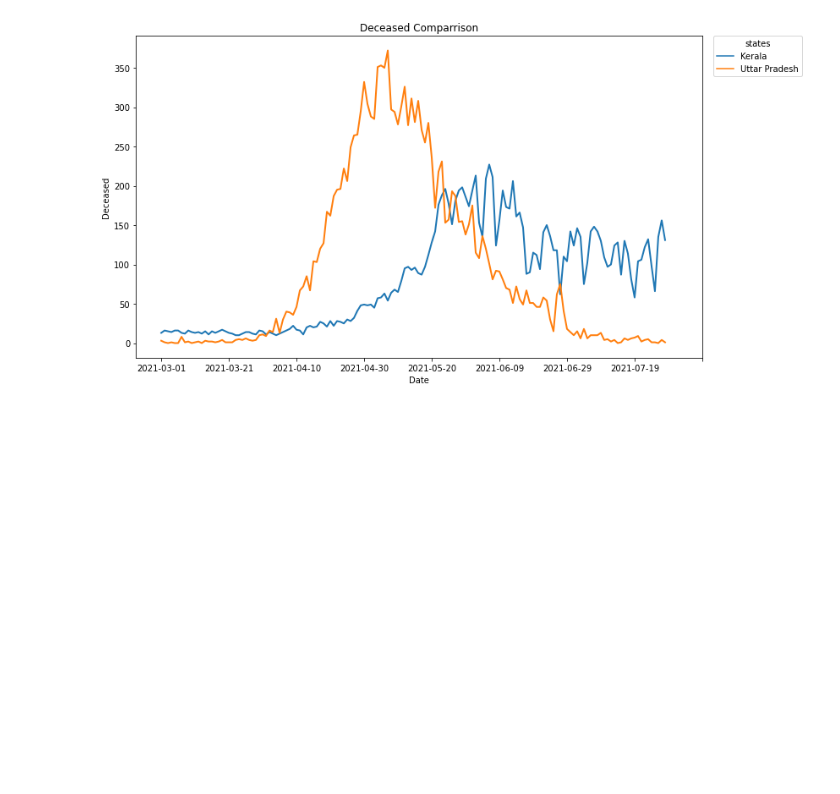
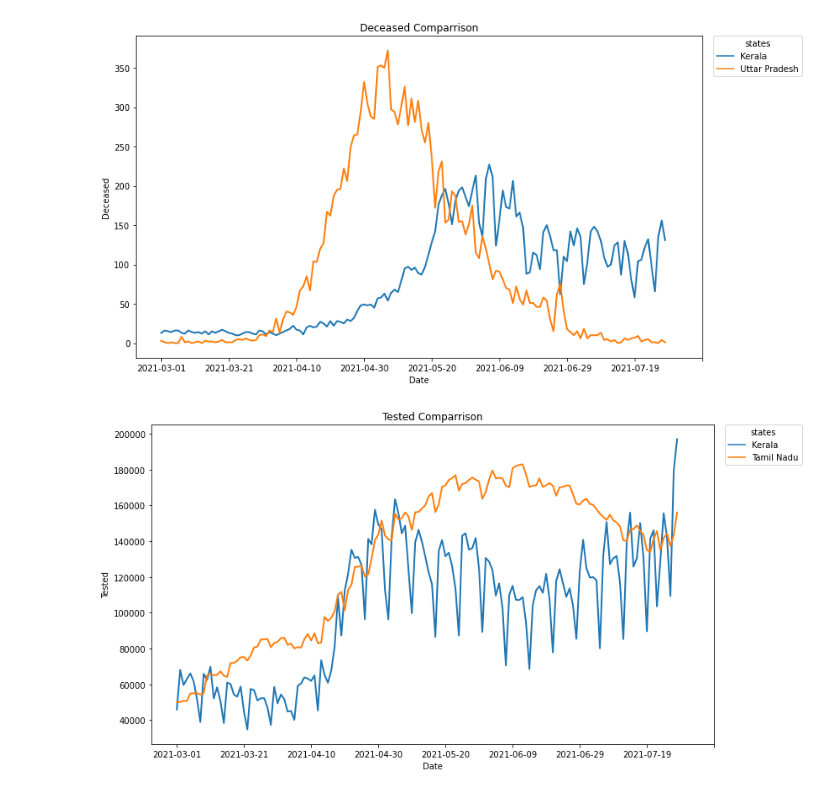
Before and after one commit to theDataQuad/covidWebapp, a Jupyter notebook: covid_Data_EDA.ipynb, the cells around one changed output. Cells and saved outputs as stored; diff of their text form; code cells hidden in the pictures; blank space fills up the shorter version.

```diff
--- a/covid_Data_EDA.ipynb
+++ b/covid_Data_EDA.ipynb
@@ -309,3 +309,7 @@ def twoStates(slist,feature):
 twoStates(['Kerala','Uttar Pradesh'],'Deceased')
 # %% [output]
 [figure]
+# %%
+twoStates(['Kerala','Tamil Nadu'],'Tested')
+# %% [output]
+[figure, added]
```
Also changed, not shown: 1 other file.
